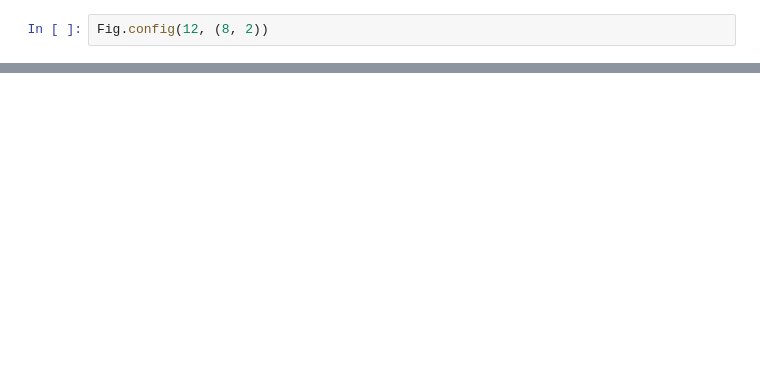
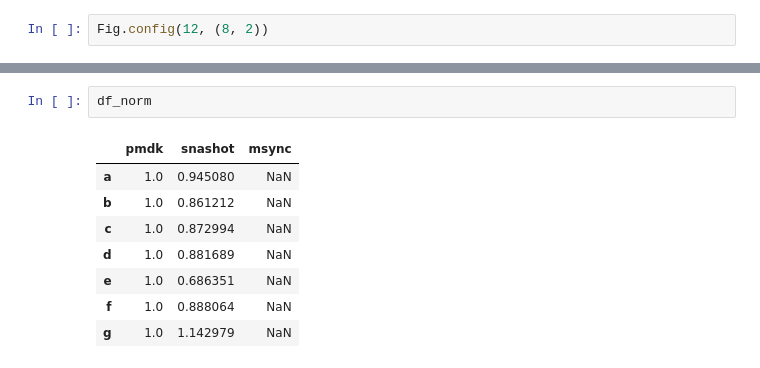
Before and after one commit to NVSL/snapshot-public, a Jupyter notebook: src/scripts/simplekv.ipynb, the cells around one changed output, grey strips where cells are left out. Saved outputs shown, nothing was run; the diff lists cells and outputs as text; blank space fills up the shorter version.

```diff
--- a/src/scripts/simplekv.ipynb
+++ b/src/scripts/simplekv.ipynb
@@ -85,3 +89,14 @@ Plot saved as `plots/pathfinding/simplekv.png.png`
 Plot saved as `plots/pathfinding/simplekv.png.png`
 Using pdfcrop on `plots/pathfinding/simplekv.png.png` with command `pdfcrop plots/pathfinding/simplekv.png.pdf plots/pathfinding/simplekv.png.pdf`
 [drawing not drawn]
+# %%
+df_norm
+# %% [output]
+|  | pmdk | snashot | msync |
+| a | 1.0 | 0.945080 | NaN |
+| b | 1.0 | 0.861212 | NaN |
+| c | 1.0 | 0.872994 | NaN |
+| d | 1.0 | 0.881689 | NaN |
+| e | 1.0 | 0.686351 | NaN |
+| f | 1.0 | 0.888064 | NaN |
+| g | 1.0 | 1.142979 | NaN |
```
Also changed, not shown: parts of 4 cells of this notebook, 24 other files.
